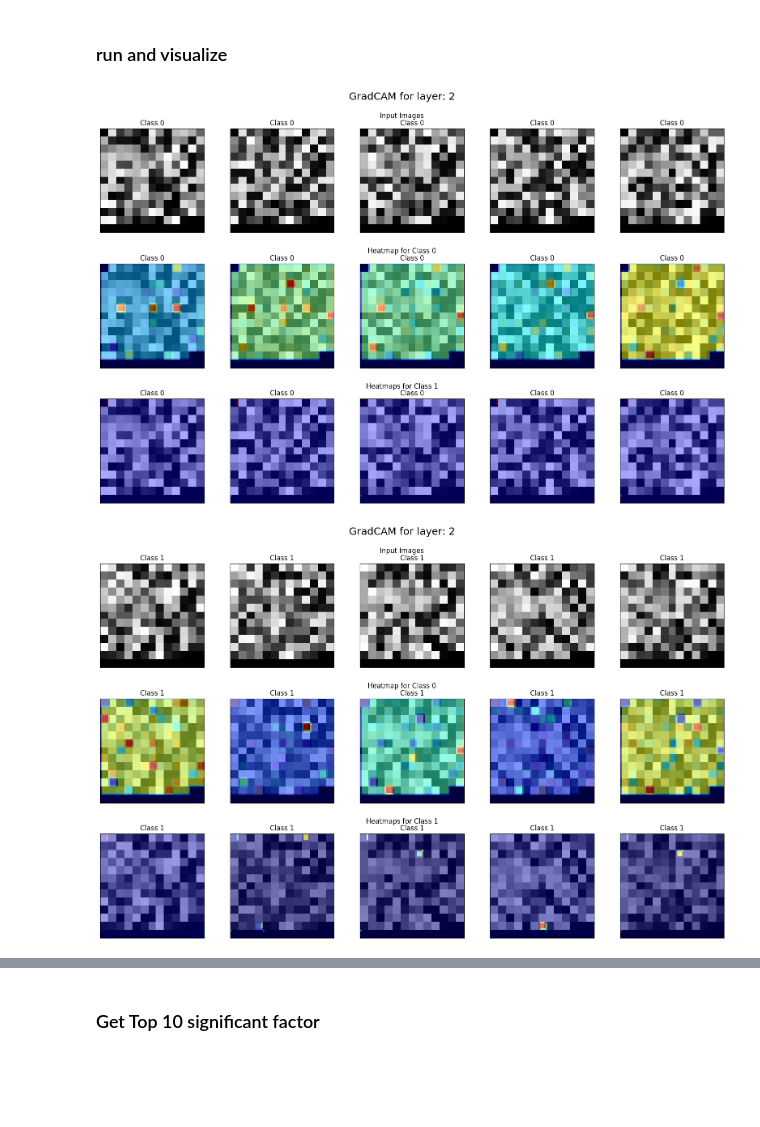
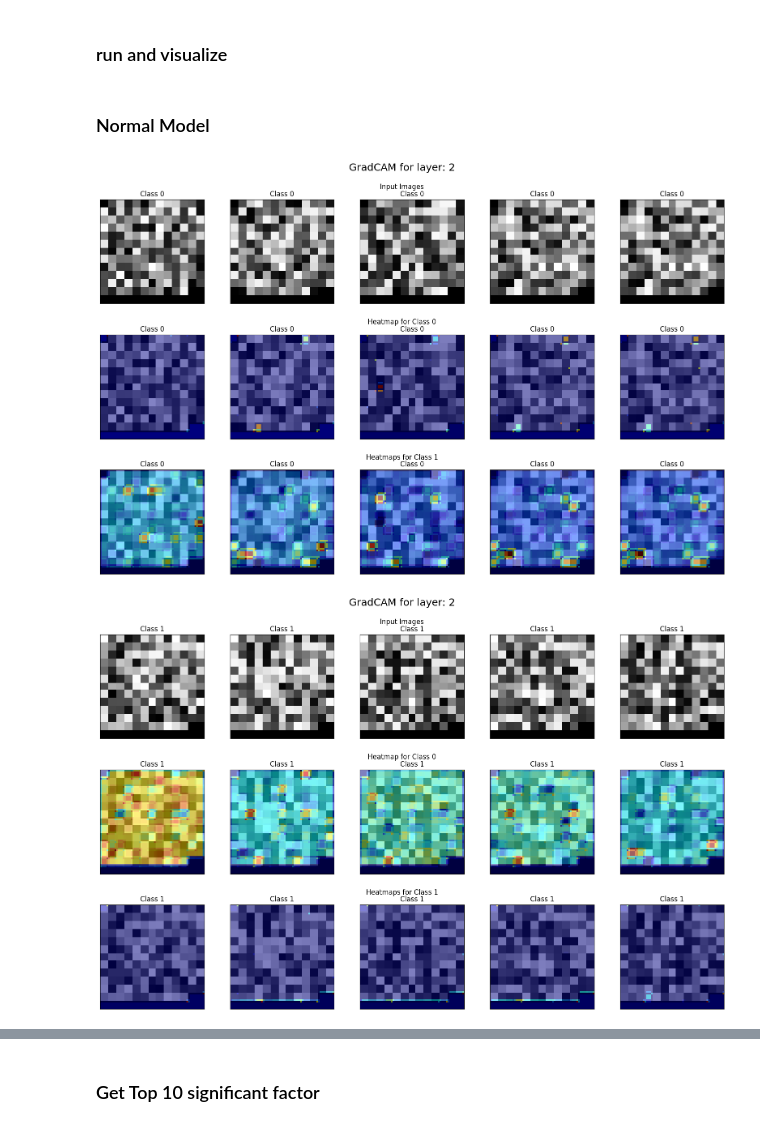
Before and after one commit to MichaelYuan2/Interpretation-DNN, a Jupyter notebook: Grad-Cam.ipynb, the cells around one changed output, grey strips where cells are left out. Cells and saved outputs as stored; diff of their text form; code cells hidden in the pictures; blank space fills up the shorter version.

```diff
--- a/Grad-Cam.ipynb
+++ b/Grad-Cam.ipynb
@@ -220,9 +219,20 @@ def display_gradcam(images, grayscaled_cam, heatmaps_on_inputs, labels, N=5):
             axs[idx].set(xticklabels=[], yticklabels=[], xticks=[], yticks=[])
 
     plt.show()
-
-display_gradcam(images_0, class_0_heatmaps[0], class_0_heatmaps[1], labels = np.zeros(len(images_0)))
-display_gradcam(images_1, class_1_heatmaps[0], class_1_heatmaps[1], labels = np.ones(len(images_1)))
-# %% [output]
-[figure, removed]
-[figure, removed]
+# %% [markdown]
+### Normal Model
+# %%
+targets = [ClassifierOutputSoftmaxTarget(i) for i in range(2)]
+
+model = torch.load('models/model2.pt')
+model.eval()
+target_layer = model.conv1
+
+images_0, class_0_heatmaps, grayscale_cams_0 = run_classed_gradcam(image_tensors_0)
+images_1, class_1_heatmaps, grayscale_cams_1 = run_classed_gradcam(image_tensors_1)
+
+display_gradcam(images_0, class_0_heatmaps[0], class_0_heatmaps[1], labels = np.zeros(len(images_0)))
+display_gradcam(images_1, class_1_heatmaps[0], class_1_heatmaps[1], labels = np.ones(len(images_1)))
+# %% [output]
+[figure, added]
+[figure, added]
```
Also changed, not shown: parts of 15 cells of this notebook, 10 other files.
